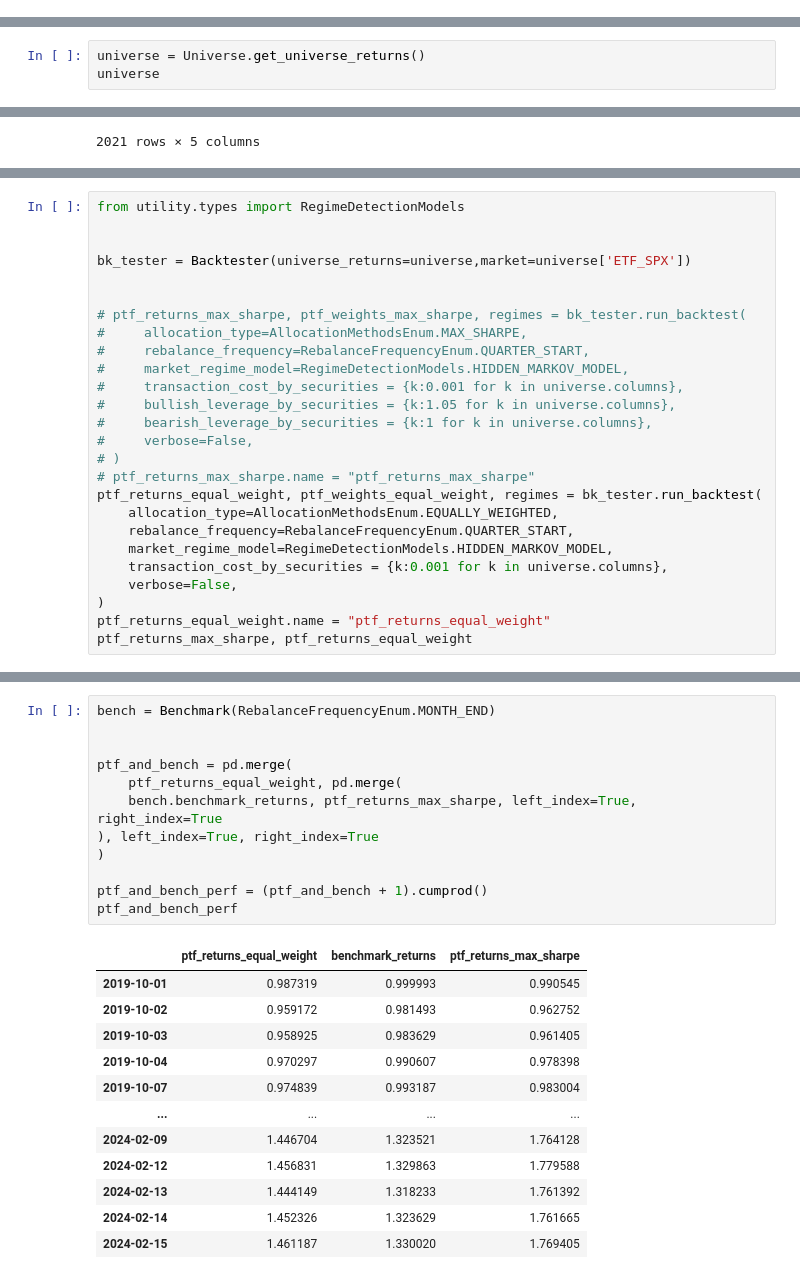
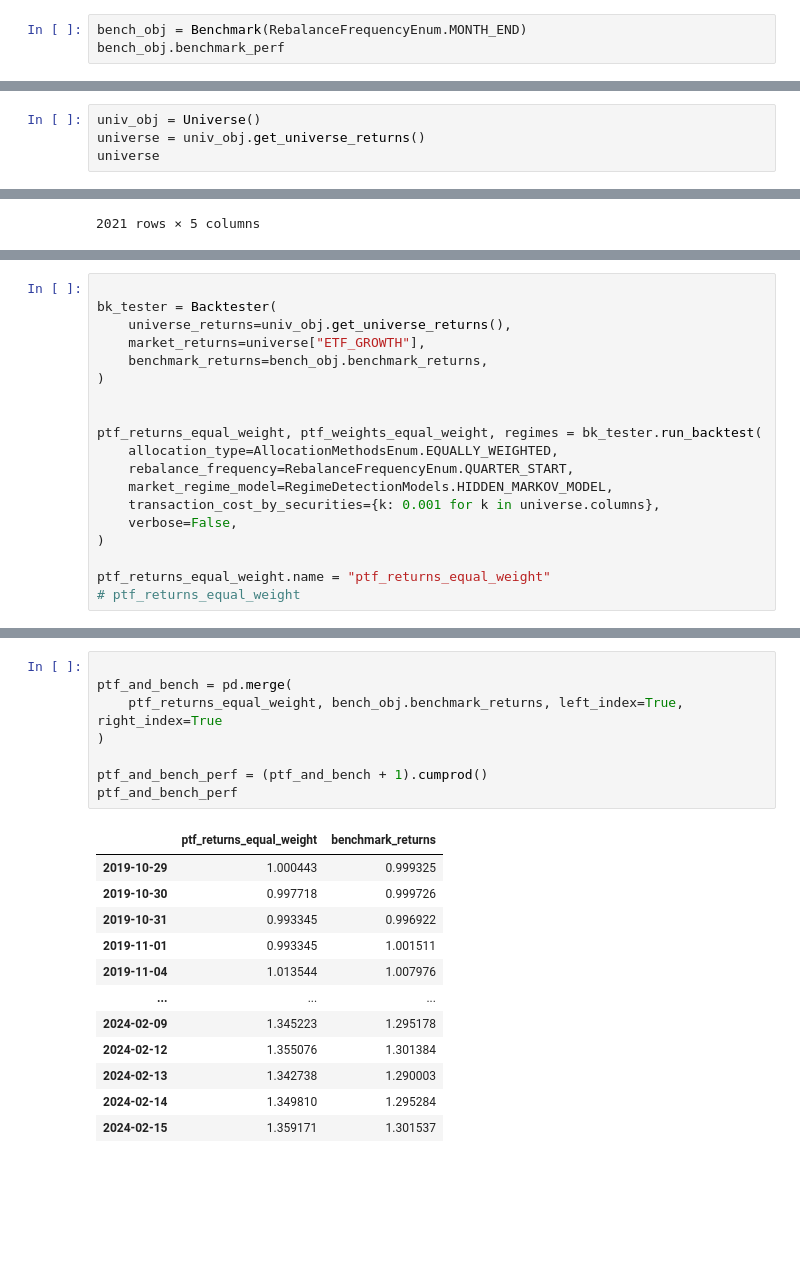
Before and after one commit to BaptisteZloch/Cross-Asset-Investment-Solutions, a Jupyter notebook: src/backtest_portoflio.ipynb, the cells around one changed output, grey strips where cells are left out. Saved outputs shown, nothing was run; the diff lists cells and outputs as text; blank space fills up the shorter version.

Commit message:
backtest working

```diff
--- a/src/backtest_portoflio.ipynb
+++ b/src/backtest_portoflio.ipynb
@@ -14,0 +16,3 @@ from backtest.backtest import Backtester
+# %%
+bench_obj = Benchmark(RebalanceFrequencyEnum.MONTH_END)
+bench_obj.benchmark_perf
@@ -15,5 +33,6 @@ from backtest.backtest import Backtester
 # %%
-universe = Universe.get_universe_returns()
+univ_obj = Universe()
+universe = univ_obj.get_universe_returns()
 universe
 # %% [output]
 |  | MONTAIRE | ETF_GROWTH | ETF_VALUE | ETF_CAC | ETF_SPX |
@@ -33,27 +70,20 @@ universe
 # %%
-from utility.types import RegimeDetectionModels
+
+bk_tester = Backtester(
+    universe_returns=univ_obj.get_universe_returns(),
+    market_returns=universe["ETF_GROWTH"],
+    benchmark_returns=bench_obj.benchmark_returns,
+)
 
 
-bk_tester = Backtester(universe_returns=universe,market=universe['ETF_SPX'])
-
-
-# ptf_returns_max_sharpe, ptf_weights_max_sharpe, regimes = bk_tester.run_backtest(
-#     allocation_type=AllocationMethodsEnum.MAX_SHARPE,
-#     rebalance_frequency=RebalanceFrequencyEnum.QUARTER_START,
-#     market_regime_model=RegimeDetectionModels.HIDDEN_MARKOV_MODEL,
-#     transaction_cost_by_securities = {k:0.001 for k in universe.columns},
-#     bullish_leverage_by_securities = {k:1.05 for k in universe.columns},
-#     bearish_leverage_by_securities = {k:1 for k in universe.columns},
-#     verbose=False,
-# )
-# ptf_returns_max_sharpe.name = "ptf_returns_max_sharpe"
 ptf_returns_equal_weight, ptf_weights_equal_weight, regimes = bk_tester.run_backtest(
     allocation_type=AllocationMethodsEnum.EQUALLY_WEIGHTED,
     rebalance_frequency=RebalanceFrequencyEnum.QUARTER_START,
     market_regime_model=RegimeDetectionModels.HIDDEN_MARKOV_MODEL,
-    transaction_cost_by_securities = {k:0.001 for k in universe.columns},
+    transaction_cost_by_securities={k: 0.001 for k in universe.columns},
     verbose=False,
 )
+
 ptf_returns_equal_weight.name = "ptf_returns_equal_weight"
-ptf_returns_max_sharpe, ptf_returns_equal_weight
+# ptf_returns_equal_weight
 # %% [output]
@@ -82,25 +116,21 @@ Returning the number of logical cores instead. You can silence this warning by s
 # %%
-bench = Benchmark(RebalanceFrequencyEnum.MONTH_END)
-
 
 ptf_and_bench = pd.merge(
-    ptf_returns_equal_weight, pd.merge(
-    bench.benchmark_returns, ptf_returns_max_sharpe, left_index=True, right_index=True
-), left_index=True, right_index=True
+    ptf_returns_equal_weight, bench_obj.benchmark_returns, left_index=True, right_index=True
 )
 
 ptf_and_bench_perf = (ptf_and_bench + 1).cumprod()
 ptf_and_bench_perf
 # %% [output]
-|  | ptf_returns_equal_weight | benchmark_returns | ptf_returns_max_sharpe |
-| 2019-10-01 | 0.987319 | 0.999993 | 0.990545 |
-| 2019-10-02 | 0.959172 | 0.981493 | 0.962752 |
-| 2019-10-03 | 0.958925 | 0.983629 | 0.961405 |
-| 2019-10-04 | 0.970297 | 0.990607 | 0.978398 |
-| 2019-10-07 | 0.974839 | 0.993187 | 0.983004 |
-| ... | ... | ... | ... |
-| 2024-02-09 | 1.446704 | 1.323521 | 1.764128 |
-| 2024-02-12 | 1.456831 | 1.329863 | 1.779588 |
-| 2024-02-13 | 1.444149 | 1.318233 | 1.761392 |
-| 2024-02-14 | 1.452326 | 1.323629 | 1.761665 |
-| 2024-02-15 | 1.461187 | 1.330020 | 1.769405 |
+|  | ptf_returns_equal_weight | benchmark_returns |
+| 2019-10-29 | 1.000443 | 0.999325 |
+| 2019-10-30 | 0.997718 | 0.999726 |
+| 2019-10-31 | 0.993345 | 0.996922 |
+| 2019-11-01 | 0.993345 | 1.001511 |
+| 2019-11-04 | 1.013544 | 1.007976 |
+| ... | ... | ... |
+| 2024-02-09 | 1.345223 | 1.295178 |
+| 2024-02-12 | 1.355076 | 1.301384 |
+| 2024-02-13 | 1.342738 | 1.290003 |
+| 2024-02-14 | 1.349810 | 1.295284 |
+| 2024-02-15 | 1.359171 | 1.301537 |
```
Also changed, not shown: parts of 11 cells of this notebook, 10 other files.
